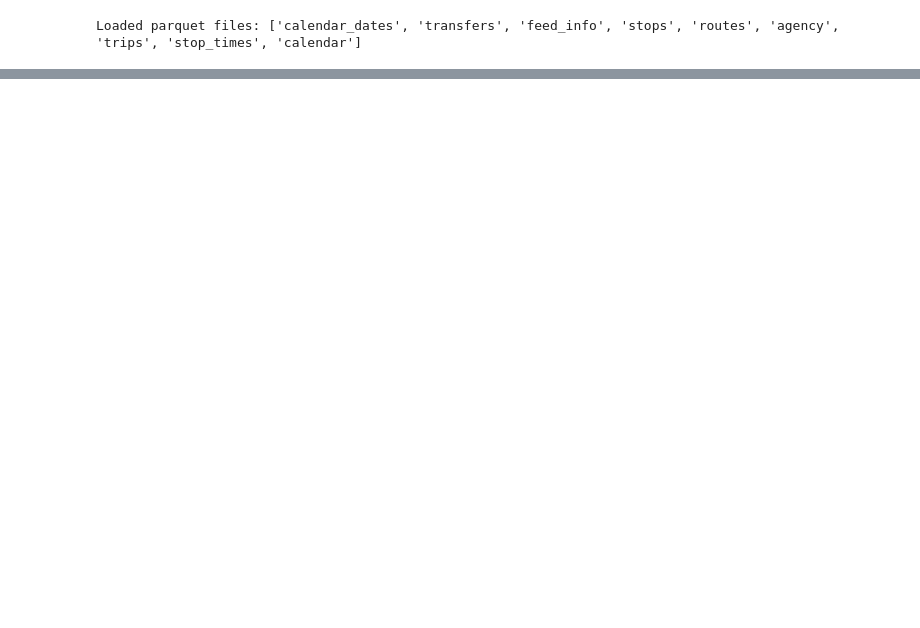
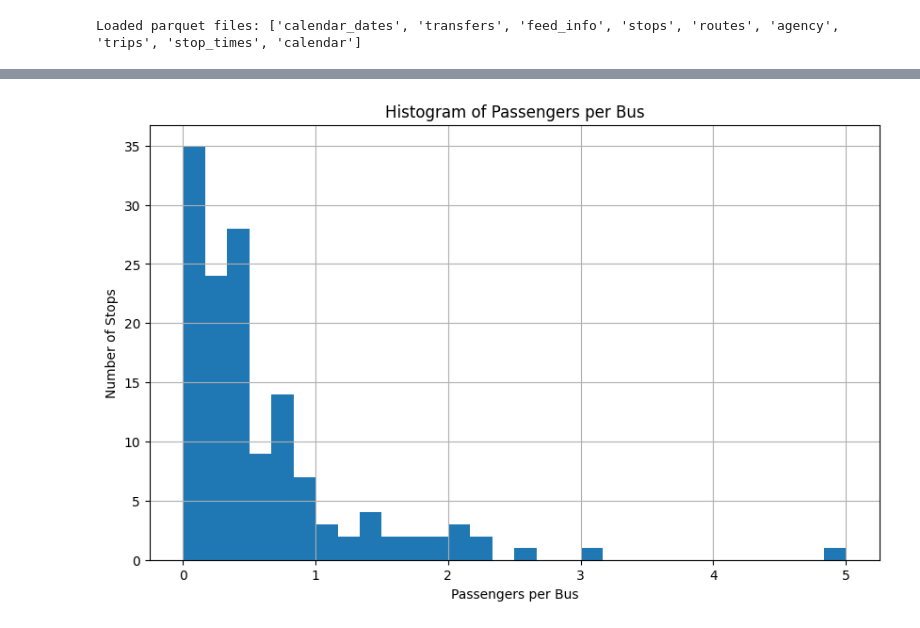
Before and after one commit to apurwaagr/OHA_Servus_AI, a Jupyter notebook: ole/neumarktstatisitcs.ipynb, the cells around one changed output, grey strips where cells are left out. Drawn from its saved outputs; the diff is of its cells as text; code cells hidden in the pictures; blank space fills up the shorter version.

```diff
--- a/ole/neumarktstatisitcs.ipynb
+++ b/ole/neumarktstatisitcs.ipynb
@@ -99,0 +193,34 @@ busy_stop.head()
+# %%
+# Create stop_stats: first row per unique stop_id, drop 'weekday', rename 'weekday_sum' to 'weekday'
+stop_stats = busy_stop.drop_duplicates(subset='stop_id', keep='first').drop(columns=['weekday', "linie"])
+stop_stats = stop_stats.rename(columns={'weekday_sum': 'weekday'})
+
+# Ensure stop_times is a DataFrame from schedule
+df_stop_times = schedule["stop_times"]
+
+# Filter stop_times for trip_id containing 'UH'
+uh_trips = df_stop_times[df_stop_times["trip_id"].str.contains("UH")]
+
+# Count number of such trips per stop_id
+bus_per_day_counts = uh_trips.groupby("stop_id").size()
+
+# Map counts to stop_stats, fill missing with 0
+stop_stats["bus_per_day"] = stop_stats["stop_id"].map(bus_per_day_counts).fillna(0).astype(int)
+
+stop_stats = stop_stats.rename(columns={"weekday":"passenger_per_day"})
+
+#stop_stats.to_csv("stop_stats.csv")
+# %%
+# Calculate 'avg_passenger_per_bus' and plot histogram
+
+stop_stats['avg_passenger_per_bus'] = stop_stats['passenger_per_day'] / stop_stats['bus_per_day']
+import matplotlib.pyplot as plt
+plt.figure(figsize=(10,6))
+stop_stats['avg_passenger_per_bus'].hist(bins=30)
+plt.xlabel('Passengers per Bus')
+plt.ylabel('Number of Stops')
+plt.title('Histogram of Passengers per Bus')
+plt.grid(True)
+plt.show()
+# %% [output]
+[figure, added]
```
Also changed, not shown: parts of 9 cells of this notebook, 15 other files.
